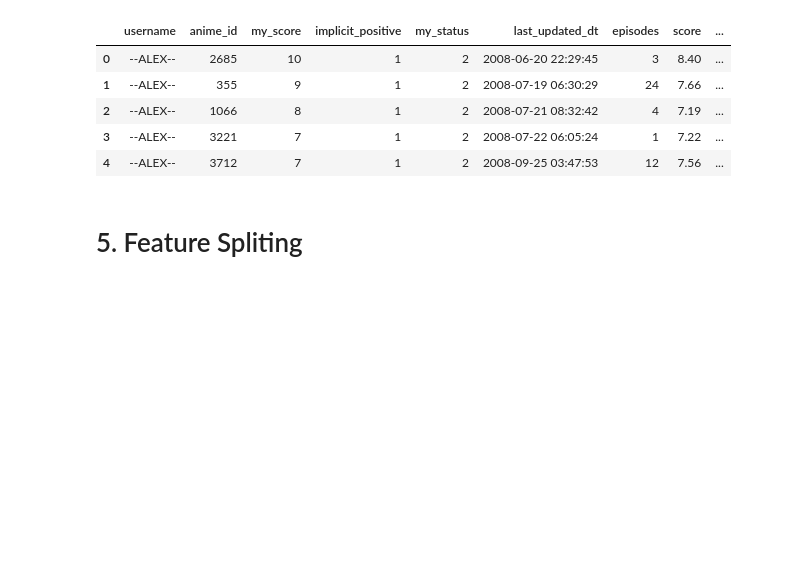
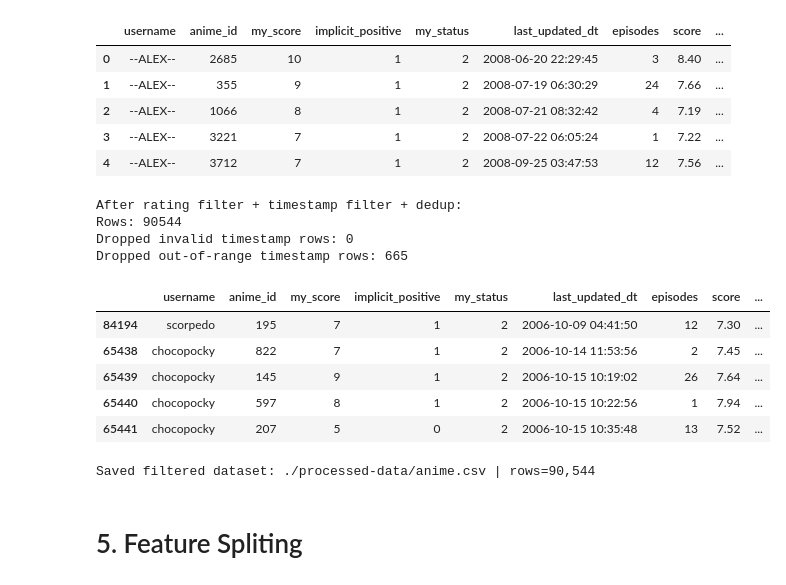
Before and after one commit to prynetopg777/STINTSYMajorOutput, a Jupyter notebook: 01_AnimePref.ipynb, the cells around one changed output. Drawn from its saved outputs; the diff is of its cells as text; code cells hidden in the pictures; blank space fills up the shorter version.

```diff
--- a/01_AnimePref.ipynb
+++ b/01_AnimePref.ipynb
@@ -1129,10 +1129,55 @@ final_merge.head()
 | 2 | --ALEX-- | 1066 | 8 | 1 | 2 | 2008-07-21 08:32:42 | 4 | 7.19 | ... |
 | 3 | --ALEX-- | 3221 | 7 | 1 | 2 | 2008-07-22 06:05:24 | 1 | 7.22 | ... |
 | 4 | --ALEX-- | 3712 | 7 | 1 | 2 | 2008-09-25 03:47:53 | 12 | 7.56 | ... |
+# %%
+# Filtering pipeline before saving
+work = final_merge.copy()
+
+# Explicit ratings only
+work["my_score"] = pd.to_numeric(work["my_score"], errors="coerce")
+work = work[work["my_score"] >= 1].copy()
+
+# Parse timestamp safely
+work["last_updated_dt"] = pd.to_datetime(work["last_updated_dt"], errors="coerce")
+
+# Keep only rows with valid and plausible timestamps for chronological split
+before_ts = len(work)
+work = work.dropna(subset=["last_updated_dt"]).copy()
+
+min_valid_dt = pd.Timestamp("2000-01-01")
+max_valid_dt = pd.Timestamp("2030-01-01")
+out_of_range_mask = (work["last_updated_dt"] < min_valid_dt) | (work["last_updated_dt"] > max_valid_dt)
+dropped_out_of_range = int(out_of_range_mask.sum())
+work = work.loc[~out_of_range_mask].copy()
+
+# Optional de-duplication: keep latest user-anime interaction
+if {"username", "anime_id"}.issubset(work.columns):
+    work = work.sort_values("last_updated_dt")
+    work = work.drop_duplicates(subset=["username", "anime_id"], keep="last")
+
+print("After rating filter + timestamp filter + dedup:")
+print("Rows:", len(work))
+print("Dropped invalid timestamp rows:", before_ts - len(work) - dropped_out_of_range)
+print("Dropped out-of-range timestamp rows:", dropped_out_of_range)
+
+display(work.head())
+# %% [output]
+After rating filter + timestamp filter + dedup:
+Rows: 90544
+Dropped invalid timestamp rows: 0
+Dropped out-of-range timestamp rows: 665
+|  | username | anime_id | my_score | implicit_positive | my_status | last_updated_dt | episodes | score | ... |
+| 84194 | scorpedo | 195 | 7 | 1 | 2 | 2006-10-09 04:41:50 | 12 | 7.30 | ... |
+| 65438 | chocopocky | 822 | 7 | 1 | 2 | 2006-10-14 11:53:56 | 2 | 7.45 | ... |
+| 65439 | chocopocky | 145 | 9 | 1 | 2 | 2006-10-15 10:19:02 | 26 | 7.64 | ... |
+| 65440 | chocopocky | 597 | 8 | 1 | 2 | 2006-10-15 10:22:56 | 1 | 7.94 | ... |
+| 65441 | chocopocky | 207 | 5 | 0 | 2 | 2006-10-15 10:35:48 | 13 | 7.52 | ... |
 # %%
 output_path = "./processed-data/anime.csv"
-final_merge.to_csv(output_path, index=False)
-print(f"Saved: {output_path} | rows={len(final_merge):,}")
+work.to_csv(output_path, index=False)
+print(f"Saved filtered dataset: {output_path} | rows={len(work):,}")
+# %% [output]
+Saved filtered dataset: ./processed-data/anime.csv | rows=90,544
 # %% [markdown]
 # 5. Feature Spliting
 # %%
```
Also changed, not shown: parts of 11 cells of this notebook, 2 other files.
